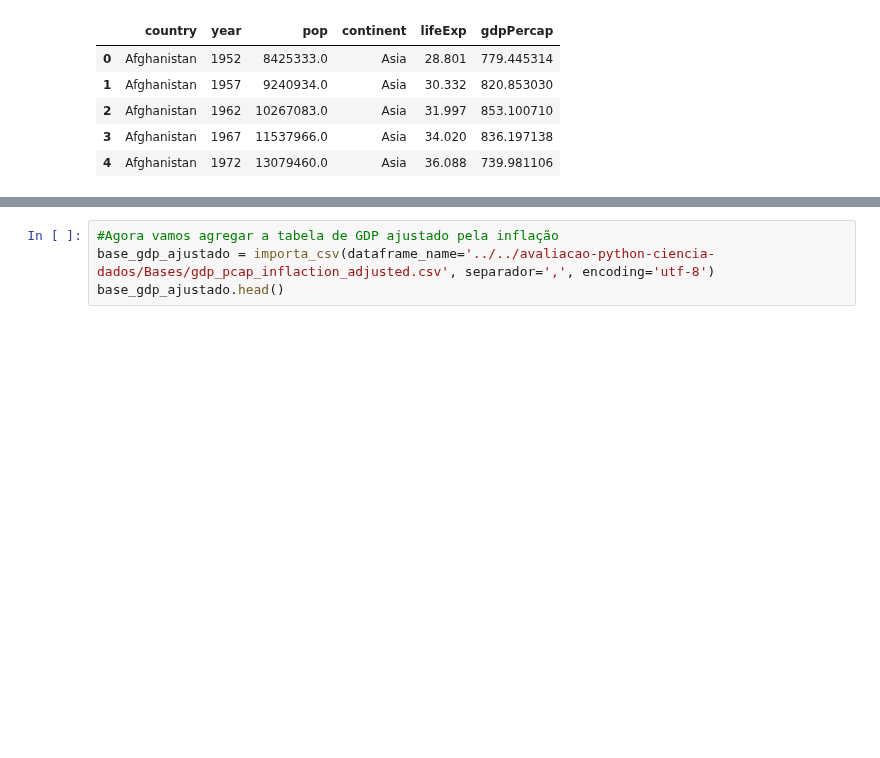
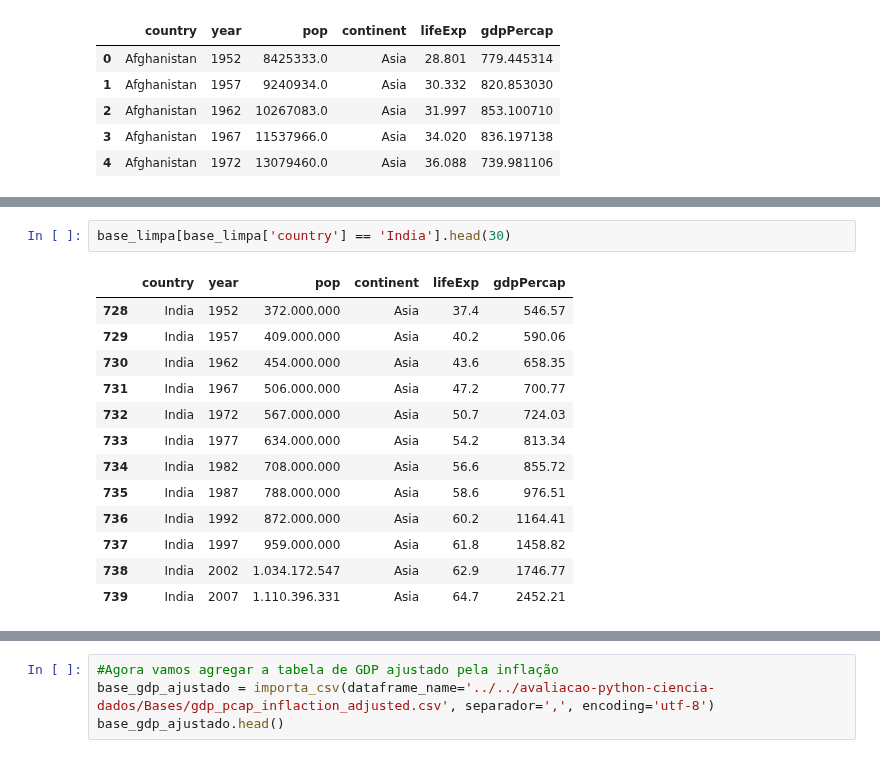
Before and after one commit to brunobgcardoso/avaliacao-python-ciencia-dados, a Jupyter notebook: src/Projeto.ipynb, the cells around one changed output, grey strips where cells are left out. Cells and saved outputs as stored; diff of their text form; blank space fills up the shorter version.

```diff
--- a/src/Principal.ipynb
+++ b/src/Projeto.ipynb
@@ -173,0 +224,16 @@ See the caveats in the documentation: https://pandas.pydata.org/pandas-docs/stab
+# %%
+base_limpa[base_limpa['country'] == 'India'].head(30)
+# %% [output]
+|  | country | year | pop | continent | lifeExp | gdpPercap |
+| 728 | India | 1952 | 372.000.000 | Asia | 37.4 | 546.57 |
+| 729 | India | 1957 | 409.000.000 | Asia | 40.2 | 590.06 |
+| 730 | India | 1962 | 454.000.000 | Asia | 43.6 | 658.35 |
+| 731 | India | 1967 | 506.000.000 | Asia | 47.2 | 700.77 |
+| 732 | India | 1972 | 567.000.000 | Asia | 50.7 | 724.03 |
+| 733 | India | 1977 | 634.000.000 | Asia | 54.2 | 813.34 |
+| 734 | India | 1982 | 708.000.000 | Asia | 56.6 | 855.72 |
+| 735 | India | 1987 | 788.000.000 | Asia | 58.6 | 976.51 |
+| 736 | India | 1992 | 872.000.000 | Asia | 60.2 | 1164.41 |
+| 737 | India | 1997 | 959.000.000 | Asia | 61.8 | 1458.82 |
+| 738 | India | 2002 | 1.034.172.547 | Asia | 62.9 | 1746.77 |
+| 739 | India | 2007 | 1.110.396.331 | Asia | 64.7 | 2452.21 |
```
Also changed, not shown: parts of 36 cells of this notebook, 6 other files.
